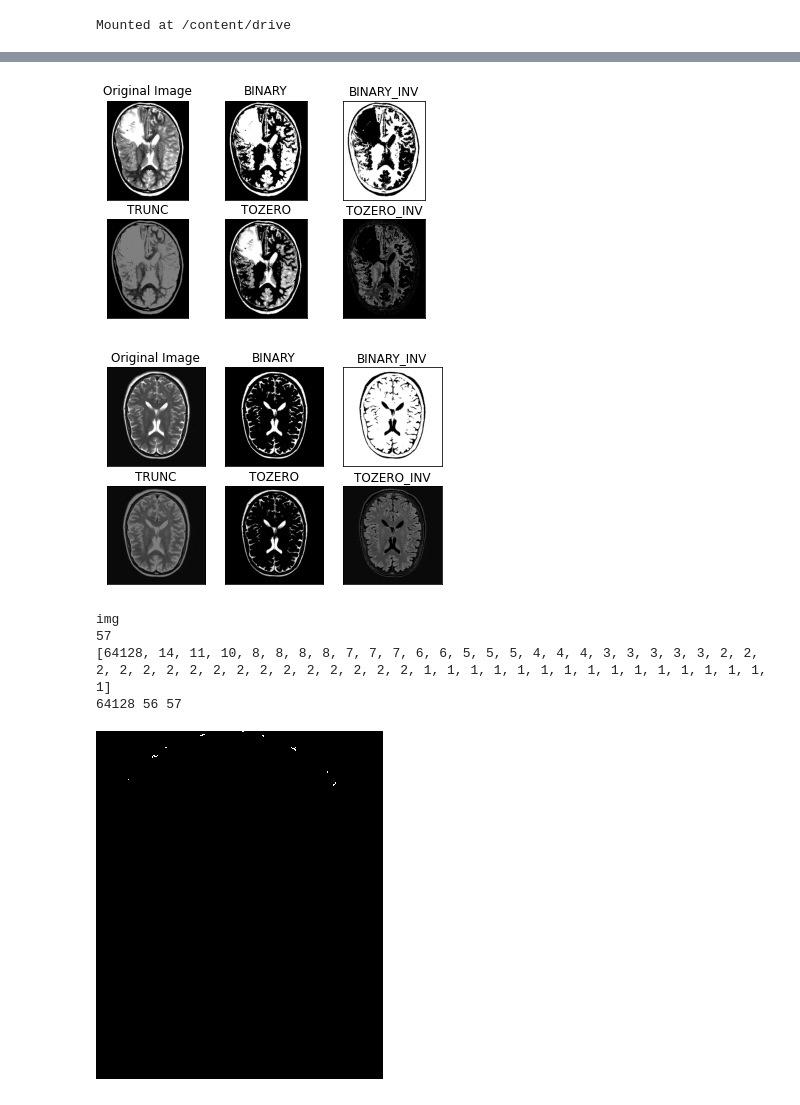
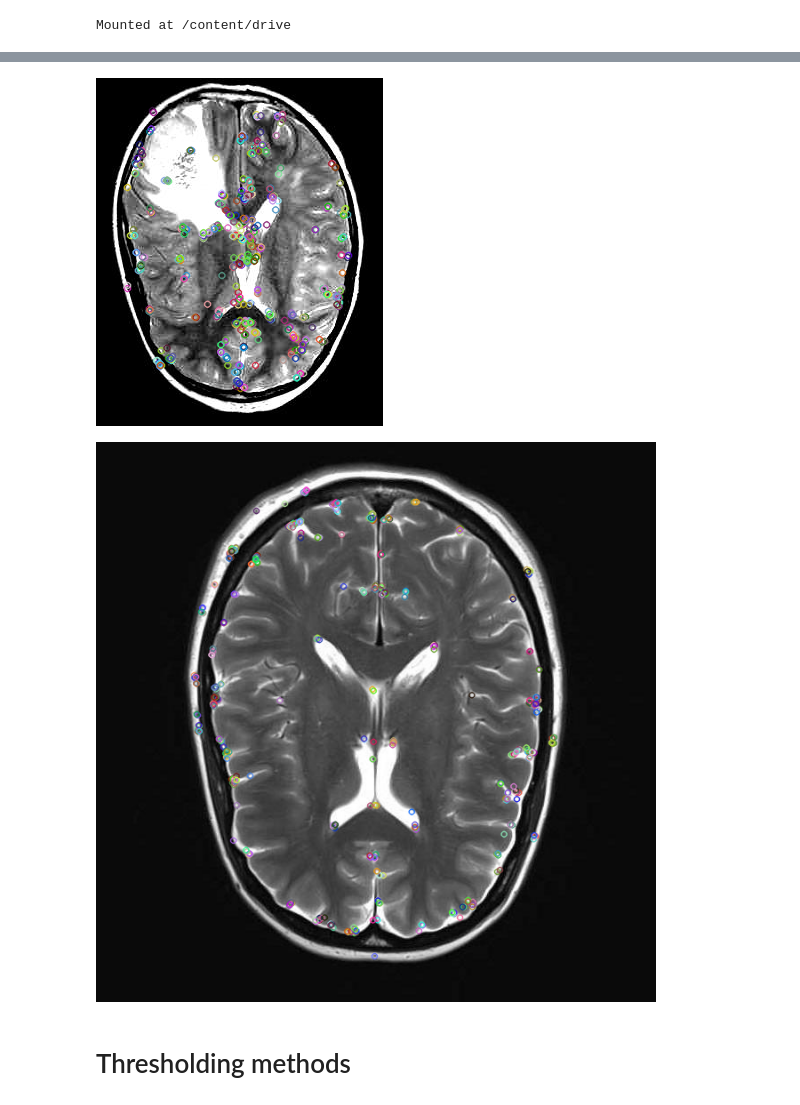
Before and after one commit to premanshsharma/Brain-Tumor-Detection, a Jupyter notebook: BrainTumorPreImgProcessing.ipynb, the cells around one changed output, grey strips where cells are left out. Drawn from its saved outputs; the diff is of its cells as text; code cells hidden in the pictures.

```diff
--- a/BrainTumorPreImgProcessing.ipynb
+++ b/BrainTumorPreImgProcessing.ipynb
@@ -27,3 +100,24 @@ def gaussian_filtering(img):
+# %%
+def give_orb(img):
+    # Create ORB object
+    orb = cv2.ORB_create()
+
+    # Detect keypoints and compute descriptors
+    keypoints, descriptors = orb.detectAndCompute(img, None)
+
+    # Draw keypoints on the image
+    img_keypoints = cv2.drawKeypoints(img, keypoints, None)
+
+    # Display the image with keypoints
+    cv2_imshow(img_keypoints)
+
+give_orb(img_y)
+give_orb(img_n)
+# %% [output]
+[figure, added]
+[figure, added]
+# %% [markdown]
+# Thresholding methods
 # %%
 from google.colab.patches import cv2_imshow
 def thresholding(img):
@@ -39,13 +133,3 @@ def thresholding(img):
         plt.title(titles[i])
         plt.xticks([]),plt.yticks([])
     plt.show()
-# %%
-img_y = cv2.imread('/content/drive/MyDrive/Brain Tumor Detection/BRAIN_MRI_IMAGE_DATA_SET/data sets/yes/y0.jpg')
-thresholding(img_y)
-# %% [output]
-[figure, removed]
-# %%
-img_n = cv2.imread('/content/drive/MyDrive/Brain Tumor Detection/BRAIN_MRI_IMAGE_DATA_SET/data sets/no/No12.jpg')
-thresholding(img_n)
-# %% [output]
-[figure, removed]
@@ -113,25 +135,0 @@ def otsu_thresholding(img):
-# %%
-from google.colab.patches import cv2_imshow
-img = cv2.imread('/content/drive/MyDrive/Brain Tumor Detection/BRAIN_MRI_IMAGE_DATA_SET/data sets/yes/y0.jpg')
-print('img')
-# cv2_imshow(img)
-# abc(img)
-kernel = None
-img = otsu_thresholding(img_y)
-# kernel = np.ones((5,5), np.uint8)
-# img = cv2.imread('/content/drive/MyDrive/Brain Tumor Detection/BRAIN_MRI_IMAGE_DATA_SET/data sets/yes/y0.jpg')
-# img_erosion = cv2.erode(img, kernel, iterations=1)
-# img_dilation = cv2.dilate(img_erosion, kernel, iterations=1)
-# print('img after otsu')
-# cv2_imshow(img)
-# print('erosion')
-# cv2_imshow(img_erosion)
-# print('dilation')
-# cv2_imshow(img_dilation)
-# count(img_dilation)
-# %% [output]
-img
-57
-[64128, 14, 11, 10, 8, 8, 8, 8, 7, 7, 7, 6, 6, 5, 5, 5, 4, 4, 4, 3, 3, 3, 3, 3, 2, 2, 2, 2, 2, 2, 2, 2, 2, 2, 2, 2, 2, 2, 2, 2, 1, 1, 1, 1, 1, 1, 1, 1, 1, 1, 1, 1, 1, 1, 1, 1]
-64128 56 57
-[figure, removed]
```
Also changed, not shown: parts of 18 cells of this notebook.
